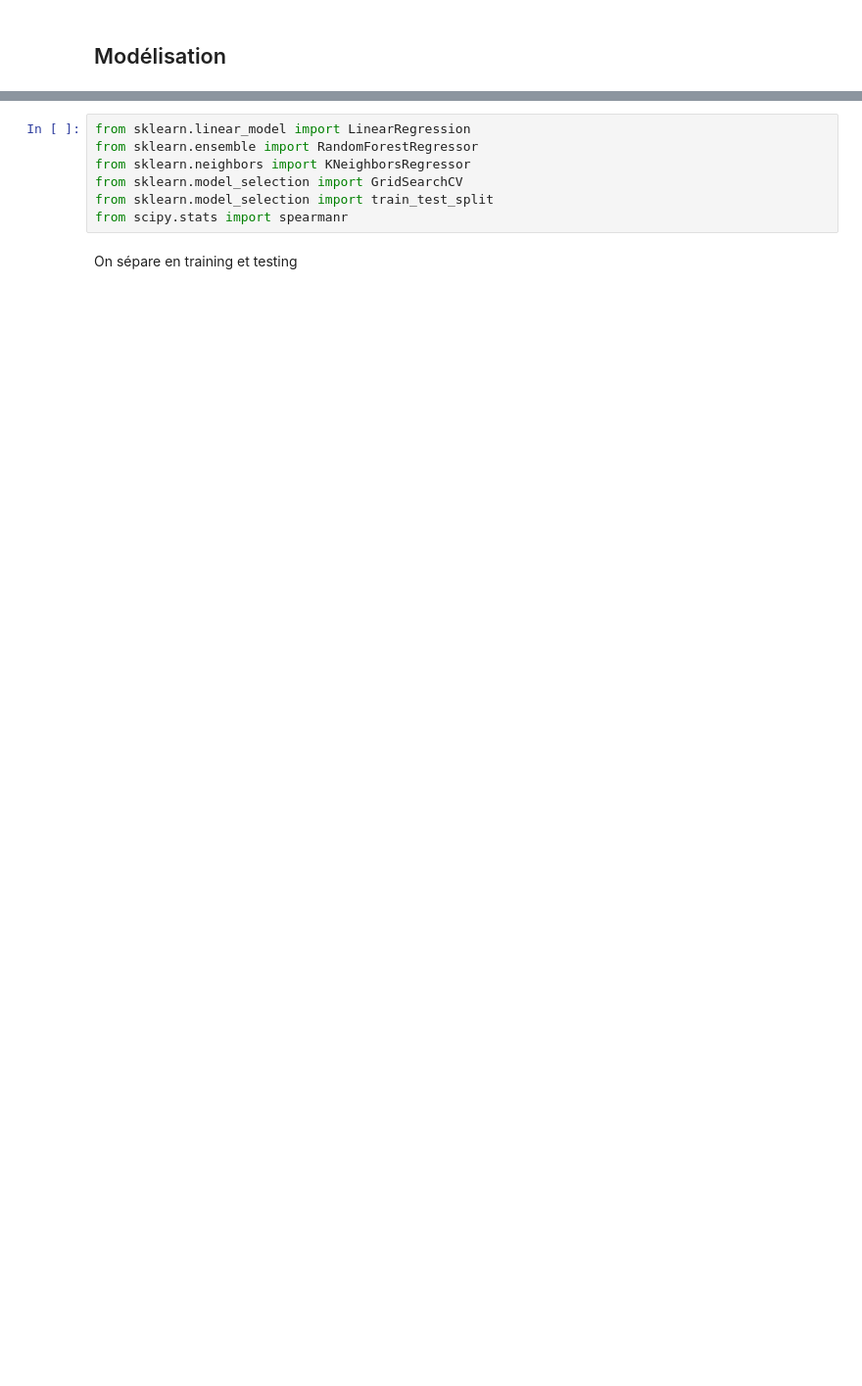
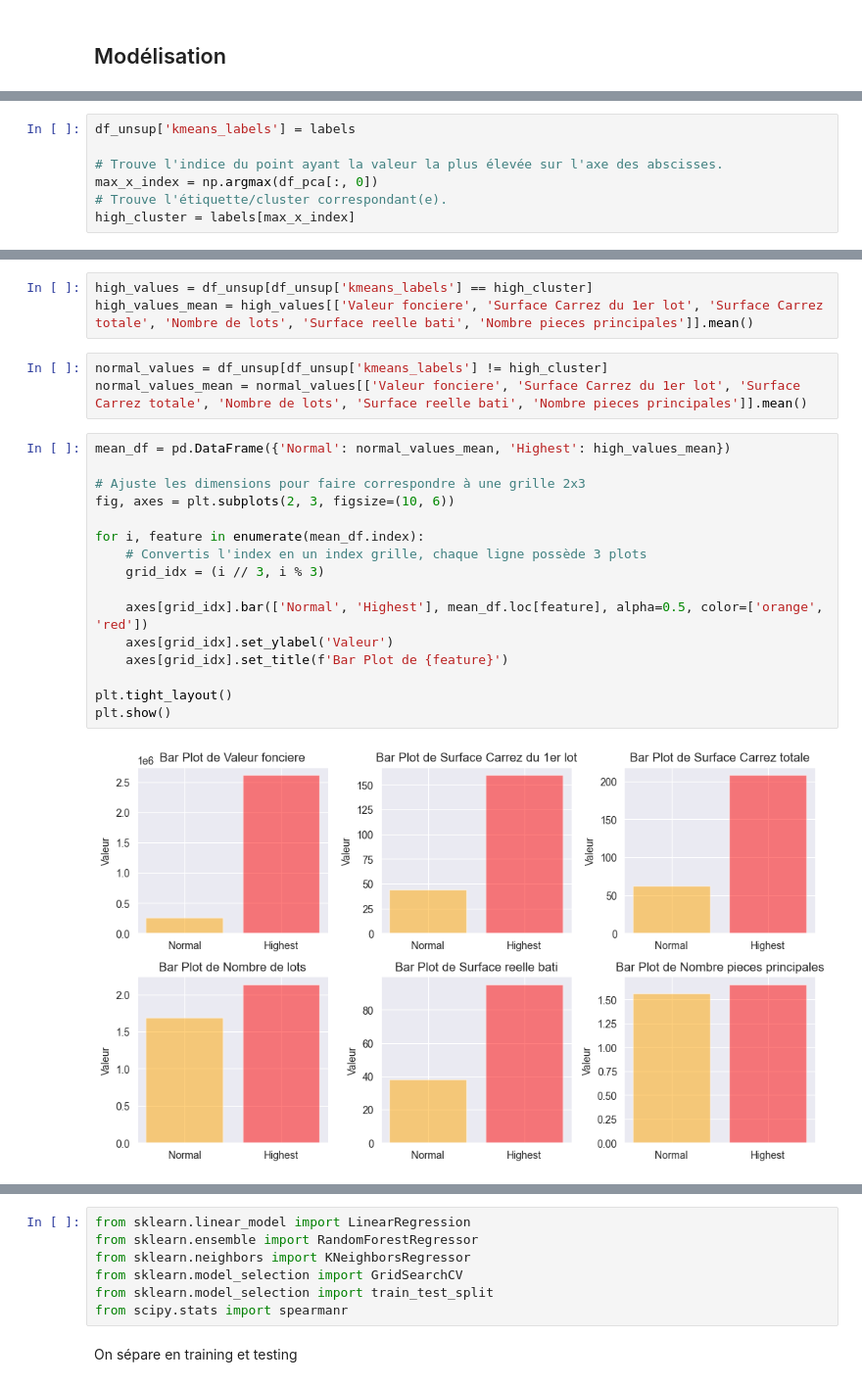
Before and after one commit to JZhg02/MasterCamp, a Jupyter notebook: nicolas copy.ipynb, the cells around one changed output, grey strips where cells are left out. Shown at 98% size. Drawn from its saved outputs; the diff is of its cells as text; blank space fills up the shorter version.

```diff
--- a/nicolas copy.ipynb
+++ b/nicolas copy.ipynb
@@ -454,0 +536,7 @@ fig.show()
+# %%
+df_unsup['kmeans_labels'] = labels
+
+# Trouve l'indice du point ayant la valeur la plus élevée sur l'axe des abscisses.
+max_x_index = np.argmax(df_pca[:, 0])
+# Trouve l'étiquette/cluster correspondant(e).
+high_cluster = labels[max_x_index]
@@ -454,0 +545,24 @@ fig.show()
+# %%
+high_values = df_unsup[df_unsup['kmeans_labels'] == high_cluster]
+high_values_mean = high_values[['Valeur fonciere', 'Surface Carrez du 1er lot', 'Surface Carrez totale', 'Nombre de lots', 'Surface reelle bati', 'Nombre pieces principales']].mean()
+# %%
+normal_values = df_unsup[df_unsup['kmeans_labels'] != high_cluster]
+normal_values_mean = normal_values[['Valeur fonciere', 'Surface Carrez du 1er lot', 'Surface Carrez totale', 'Nombre de lots', 'Surface reelle bati', 'Nombre pieces principales']].mean()
+# %%
+mean_df = pd.DataFrame({'Normal': normal_values_mean, 'Highest': high_values_mean})
+
+# Ajuste les dimensions pour faire correspondre à une grille 2x3
+fig, axes = plt.subplots(2, 3, figsize=(10, 6))
+
+for i, feature in enumerate(mean_df.index):
+    # Convertis l'index en un index grille, chaque ligne possède 3 plots
+    grid_idx = (i // 3, i % 3)
+
+    axes[grid_idx].bar(['Normal', 'Highest'], mean_df.loc[feature], alpha=0.5, color=['orange', 'red'])
+    axes[grid_idx].set_ylabel('Valeur')
+    axes[grid_idx].set_title(f'Bar Plot de {feature}')
+
+plt.tight_layout()
+plt.show()
+# %% [output]
+[figure, added]
```
Also changed, not shown: parts of 60 cells of this notebook.
